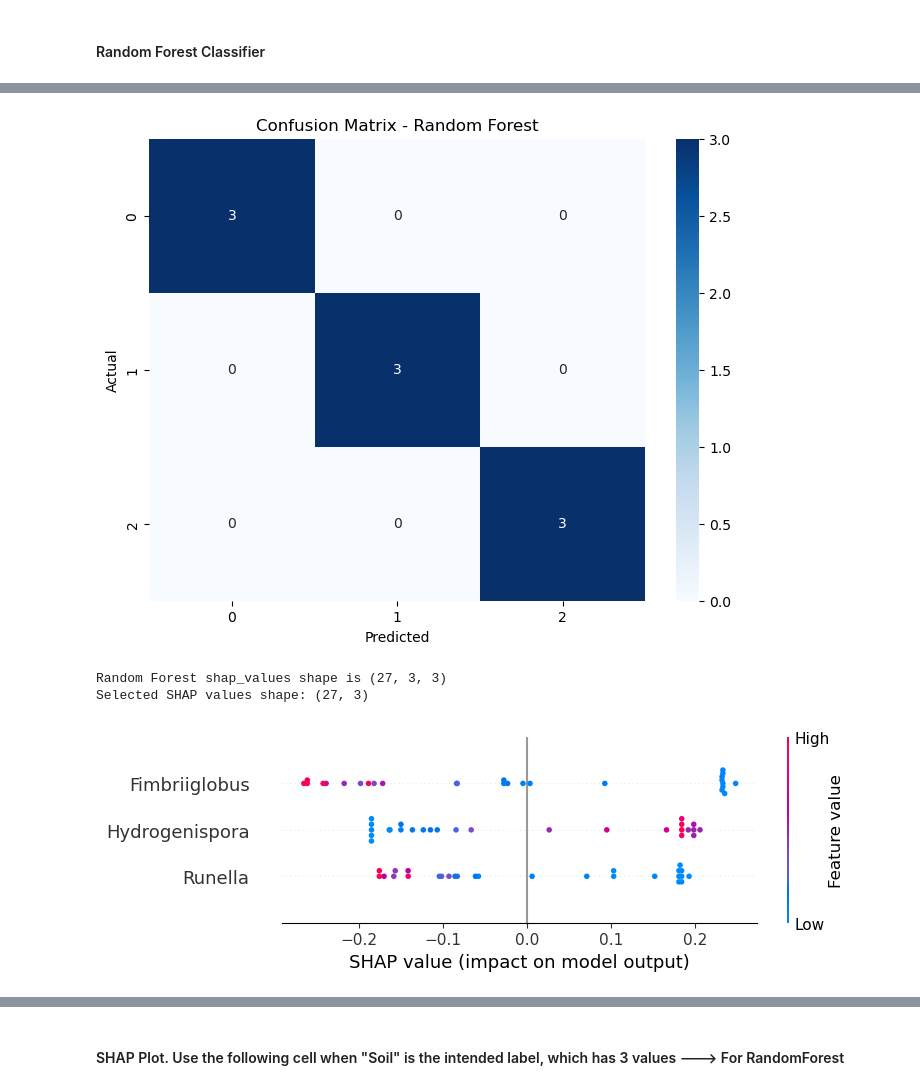
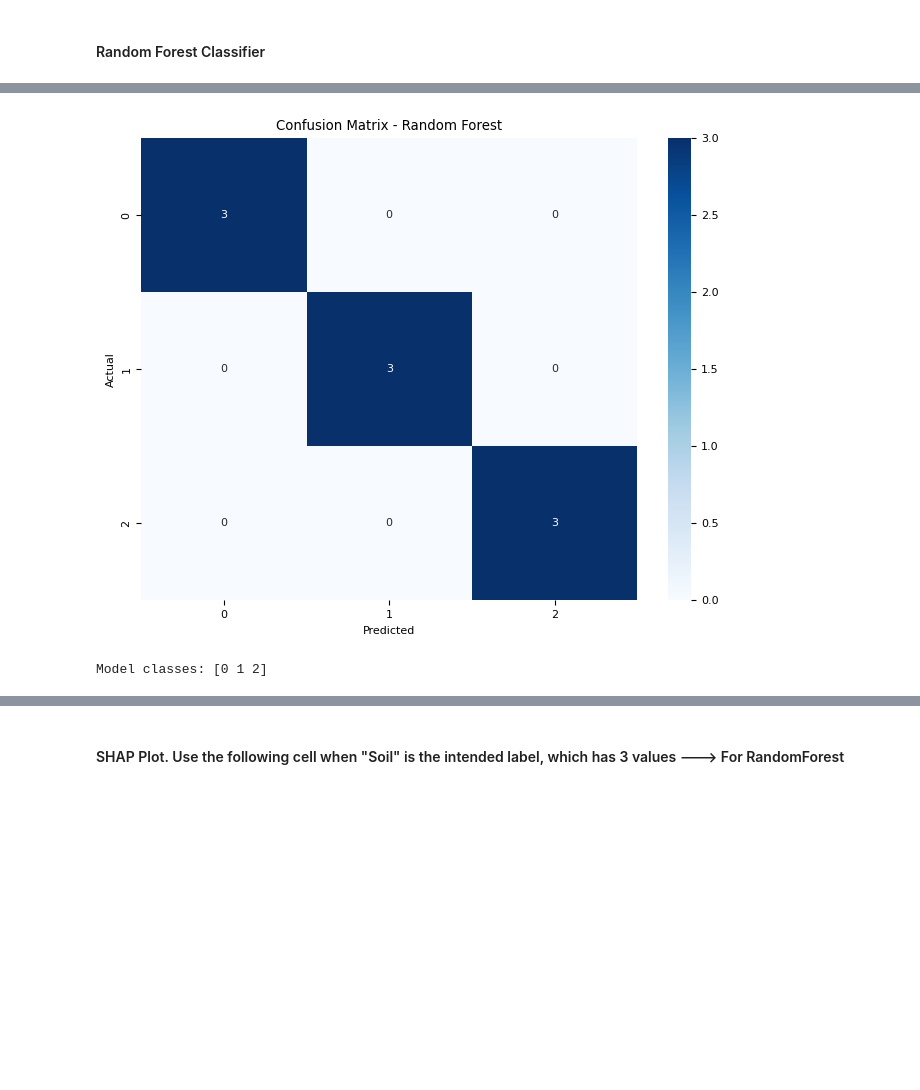
Before and after one commit to hsnvnd/AI-in-Metagenomics, a Jupyter notebook: Soil_Classification-shapg.ipynb, the cells around one changed output, grey strips where cells are left out. Cells and saved outputs as stored; diff of their text form; code cells hidden in the pictures; blank space fills up the shorter version.

```diff
--- a/Soil_Classification-shapg.ipynb
+++ b/Soil_Classification-shapg.ipynb
@@ -635,40 +804,62 @@ plt.xlabel("Predicted")
 plt.ylabel("Actual")
 plt.show()
 
-# SHAP Analysis, on train set. Use the following codes only for "Autoclave" and "Heat root" that have binary values
-# Use TreeExplainer for Random Forest
-explainer_rf = shap.TreeExplainer(rf_model)
+# # SHAP Analysis, on train set. Use the following codes only for "Autoclave" and "Heat root" that have binary values
+# # Use TreeExplainer for Random Forest
+# explainer_rf = shap.TreeExplainer(rf_model)
 
-# Calculate SHAP values
-shap_values_rf = explainer_rf.shap_values(X_train)
-print("Random Forest shap_values shape is", np.shape(shap_values_rf))
+# # Calculate SHAP values
+# shap_values_rf = explainer_rf.shap_values(X_train)
+# print("Random Forest shap_values shape is", np.shape(shap_values_rf))
 
-# Select the SHAP values for the positive class (class 1/yes)
-shap_values_rf_selected = shap_values_rf[:, :, 1]
-# Print the shape of the resulting array
-print("Selected SHAP values shape:", shap_values_rf_selected.shape)
+# # Select the SHAP values for the positive class (class 1/yes)
+# shap_values_rf_selected = shap_values_rf[:, :, 1]
+# # Print the shape of the resulting array
+# print("Selected SHAP values shape:", shap_values_rf_selected.shape)
 
-# Create an Explanation object
-shap_values_rf_explanation = shap.Explanation(
-    shap_values_rf_selected,
-    base_values=explainer_rf.expected_value[1],  # Use the expected value of the positive class
-    data=X_train,
-    # feature_names=feature_names
-    feature_names=feature_names_reduced
-)
+# # Create an Explanation object
+# shap_values_rf_explanation = shap.Explanation(
+#     shap_values_rf_selected,
+#     base_values=explainer_rf.expected_value[1],  # Use the expected value of the positive class
+#     data=X_train,
+#     # feature_names=feature_names
+#     feature_names=feature_names_reduced
+# )
 
-# Generate SHAP plots for the Train set
-# Summary Plot
-# shap.summary_plot(shap_values_rf_explanation, X_train, feature_names=feature_names)
-shap.summary_plot(shap_values_rf_explanation, X_train, feature_names=feature_names_reduced)
-# Bar Plot
-shap.plots.bar(shap_values_rf_explanation)
+# # Generate SHAP plots for the Train set
+# # Summary Plot
+# # shap.summary_plot(shap_values_rf_explanation, X_train, feature_names=feature_names)
+# shap.summary_plot(shap_values_rf_explanation, X_train, feature_names=feature_names_reduced)
+# # Bar Plot
+# shap.plots.bar(shap_values_rf_explanation)
 
-# Beeswarm Plot
-shap.plots.beeswarm(shap_values_rf_explanation)
+# # Beeswarm Plot
+# shap.plots.beeswarm(shap_values_rf_explanation)
 
 # # Waterfall Plot for the first instance
 # shap.plots.waterfall(shap_values_rf_explanation[0])
 
+## ---- Forceplot for binary tasks --- ##
+# # Select one instance from the training set
+# instance_index = 0
+# instance_data = X_train.iloc[instance_index].round(2)  # Round feature values
+# shap_values_instance = shap_values_rf_selected[instance_index].round(2)  # Round SHAP values
+
+# # Get top 5 features by absolute SHAP value
+# top_indices = np.argsort(np.abs(shap_values_instance))[-7:][::-1]
+
+# # Filter and round data for top features
+# top_shap_values = shap_values_instance[top_indices].round(2)
+# top_instance_data = instance_data.iloc[top_indices].round(2)
+# top_feature_names = [feature_names_reduced[i] for i in top_indices]
+
+# # Generate the force plot
+# shap.force_plot(
+#     explainer_rf.expected_value[1],
+#     top_shap_values,
+#     top_instance_data,
+#     feature_names=top_feature_names,
+#     matplotlib=True
+# )
 print("Model classes:", rf_model.classes_)
 # %% [output]
@@ -686,10 +877,8 @@ Cross-Validation Scores from GridSearchCV:
 284         0.966667        0.066667
 ... (28 lines left out)
    macro avg       1.00      1.00      1.00         9
 weighted avg       1.00      1.00      1.00         9
 
 Unique values in y_test: [0 1 2]
-[figure, old version]
+[figure, new version]
-Random Forest shap_values shape is (27, 3, 3)
-Selected SHAP values shape: (27, 3)
+Model classes: [0 1 2]
-[figure, removed]
```
Also changed, not shown: parts of 9 cells of this notebook, 55 other files.
